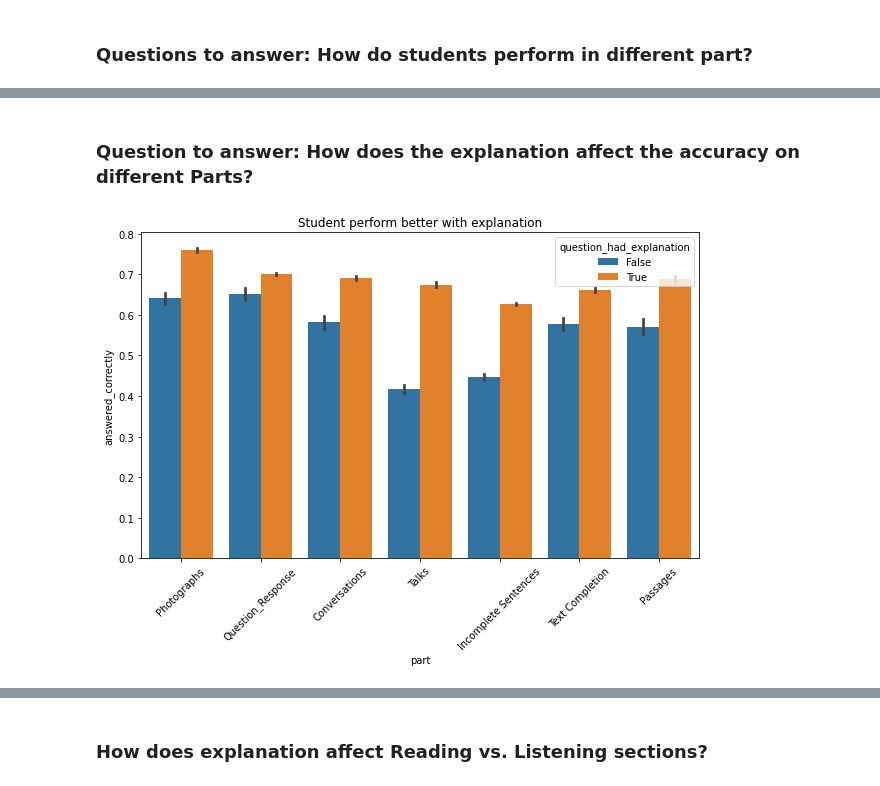
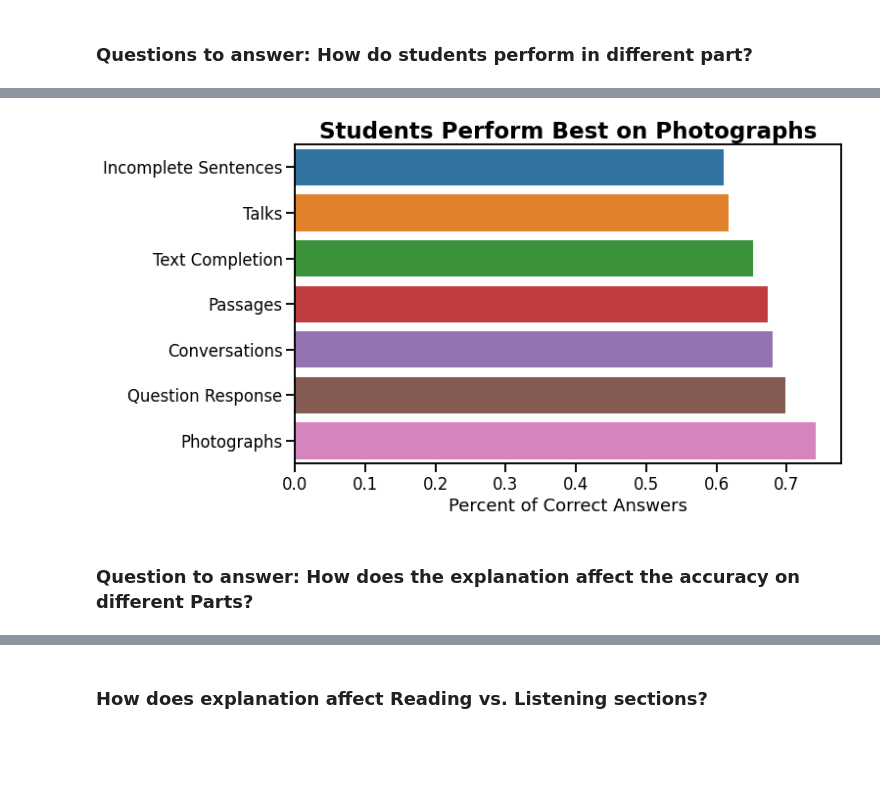
Before and after one commit to Riiid-Team/AI-Learning, a Jupyter notebook: MVP-Shi.ipynb, the cells around one changed output, grey strips where cells are left out. Cells and saved outputs as stored; diff of their text form; code cells hidden in the pictures; blank space fills up the shorter version.

Commit message:
update the graphs

```diff
--- a/MVP-Shi.ipynb
+++ b/MVP-Shi.ipynb
@@ -1524,0 +1515,8 @@ plt.show()
+# %%
+# Create a dataframe to hold the average acuracy for each part.
+part_acc = train.groupby('part').answered_correctly.mean()
+part_acc = pd.DataFrame(part_acc).reset_index()
+part_acc['Parts'] = ['Photographs', 'Question Response', "Conversations",
+                       "Talks", "Incomplete Sentences", "Text Completion", "Passages"]
+part_acc = part_acc.sort_values(by='answered_correctly')
+part_acc
@@ -1525,12 +1532,13 @@ plt.show()
+# %%
+sns.set_context('talk')
+
+plt.figure(figsize=(10, 6))
+sns.barplot(data=part_acc, x='answered_correctly', y='Parts')
+plt.xlabel("Percent of Correct Answers")
+plt.ylabel("")
+plt.title("Students Perform Best on Photographs", fontweight='bold', fontsize=23)
+plt.show()
+# %% [output]
+[figure, added]
 # %% [markdown]
 ### Question to answer: How does the explanation affect the accuracy on different Parts?
-# %%
-plt.figure(figsize=(10, 6))
-sns.barplot(data=train, x='part', y='answered_correctly', hue='question_had_explanation')
-plt.xticks(np.arange(0,7),
-           labels=['Photographs', 'Question_Response', "Conversations",
-                   "Talks", "Incomplete Sentences", "Text Completion", "Passages"], rotation=45)
-plt.title("Student perform better with explanation")
-plt.show()
-# %% [output]
-[figure, removed]
```
Also changed, not shown: parts of 6 cells of this notebook.
